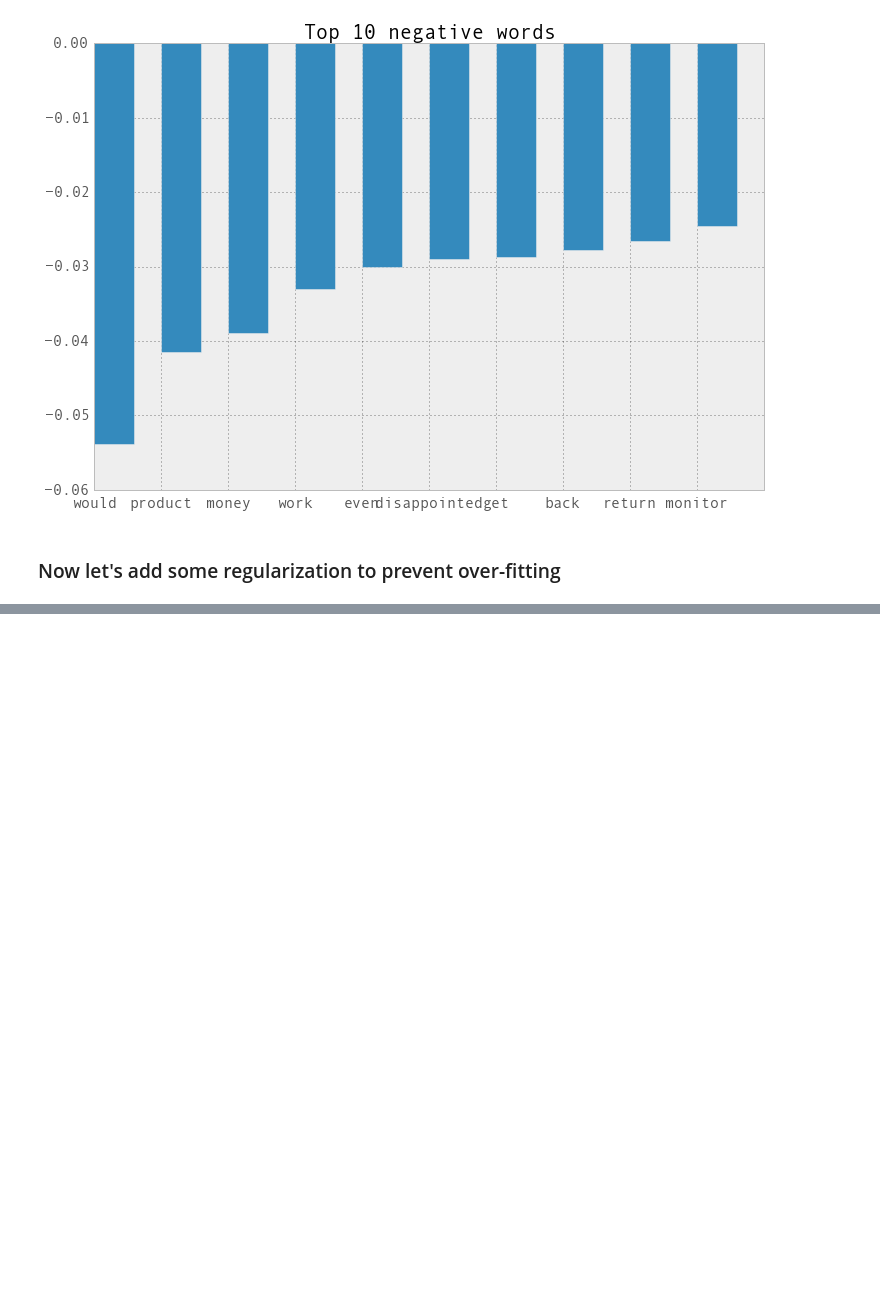
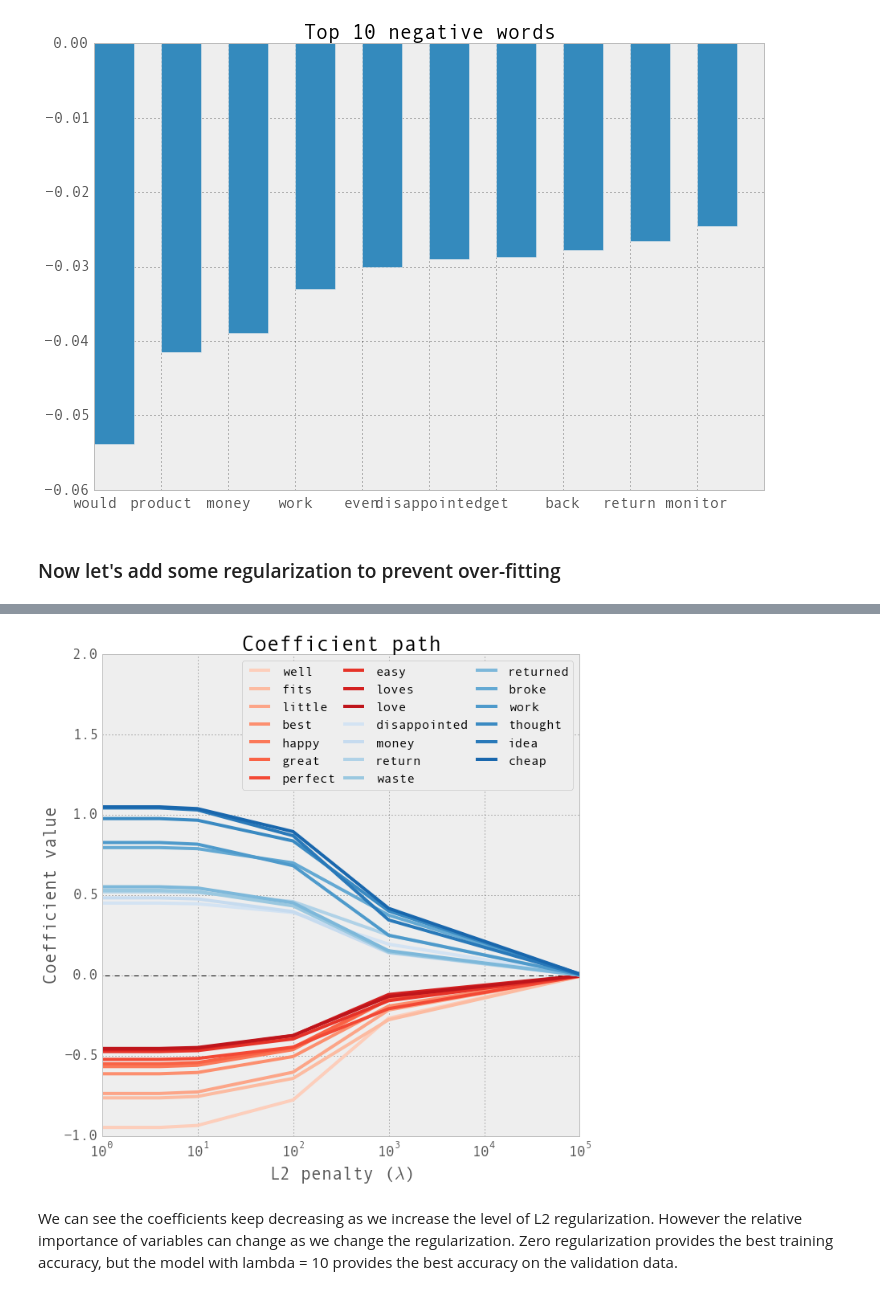
Before and after one commit to ExLupi/Classification_projects_in_Python, a Jupyter notebook: 2_GradientDescent_for_LogReg/LogisticRegression_gradientdescent_regularization.ipynb, the cells around one changed output, grey strips where cells are left out. Drawn from its saved outputs; the diff is of its cells as text; code cells hidden in the pictures; blank space fills up the shorter version.

```diff
--- a/2_GradientDescent_for_LogReg/LogisticRegression_gradientdescent_regularization.ipynb
+++ b/2_GradientDescent_for_LogReg/LogisticRegression_gradientdescent_regularization.ipynb
@@ -269,0 +368,3 @@ plot_top_words(10, sorted_words[0:10], coeff[sindex][0:10],'Top 10 negative word
+# %%
+for i, val in enumerate(l2s):
+    (coeffs[:,i], pred_train[:,i], pred_valid[:,i], train_acuracy[i], valid_acuracy[i]) = train_n_valid_l2(5e-6, val, 501)
@@ -269,0 +393,40 @@ plot_top_words(10, sorted_words[0:10], coeff[sindex][0:10],'Top 10 negative word
+# %%
+import matplotlib.pyplot as plt
+%matplotlib inline
+plt.rcParams['figure.figsize'] = 10, 10
+
+def make_coefficient_plot(positivecoeff, negativecoeff, positive_words, negative_words, l2_penalty_list):
+    cmap_positive = plt.get_cmap('Reds')
+    cmap_negative = plt.get_cmap('Blues')
+
+    xx = l2_penalty_list
+    plt.plot(xx, [0.]*len(xx), '--', lw=1, color='k')
+
+    table_positive_words = positivecoeff
+    table_negative_words = negativecoeff
+
+
+    for i in xrange(len(positive_words)):
+        color = cmap_positive(0.8*((i+1)/(len(positive_words)*1.2)+0.15))
+        plt.plot(xx, table_positive_words[i:i+1].flatten(),
+                 '-', label=positive_words[i], linewidth=4.0, color=color)
+
+    for i in xrange(len(negative_words)):
+        color = cmap_negative(0.8*((i+1)/(len(negative_words)*1.2)+0.15))
+        plt.plot(xx, table_negative_words[i:i+1].flatten(),
+                 '-', label=negative_words[i], linewidth=4.0, color=color)
+
+    plt.legend(loc='best', ncol=3, prop={'size':16}, columnspacing=0.5)
+    plt.axis([1, 1e5, -1, 2])
+    plt.title('Coefficient path')
+    plt.xlabel('L2 penalty ($\lambda$)')
+    plt.ylabel('Coefficient value')
+    plt.xscale('log')
+    plt.rcParams.update({'font.size': 18})
+    plt.tight_layout()
+# %%
+make_coefficient_plot(good_coeffs, bad_coeffs,good_words, bad_words, l2s)
+# %% [output]
+[figure, added]
+# %% [markdown]
+We can see the coefficients keep decreasing as we increase the level of L2 regularization. However the relative importance of variables can change as we change the regularization. Zero regularization provides the best training accuracy, but the model with lambda = 10 provides the best accuracy on the validation data.
```
Also changed, not shown: parts of 19 cells of this notebook.
